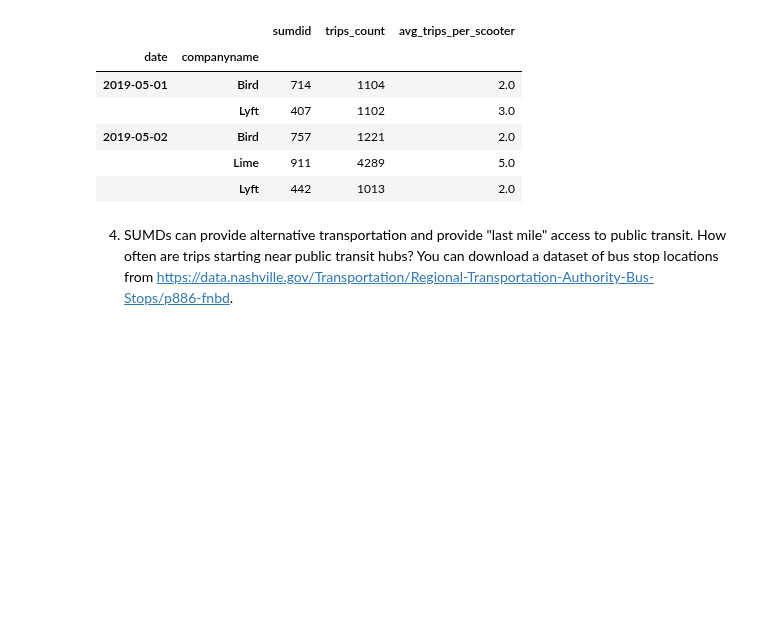
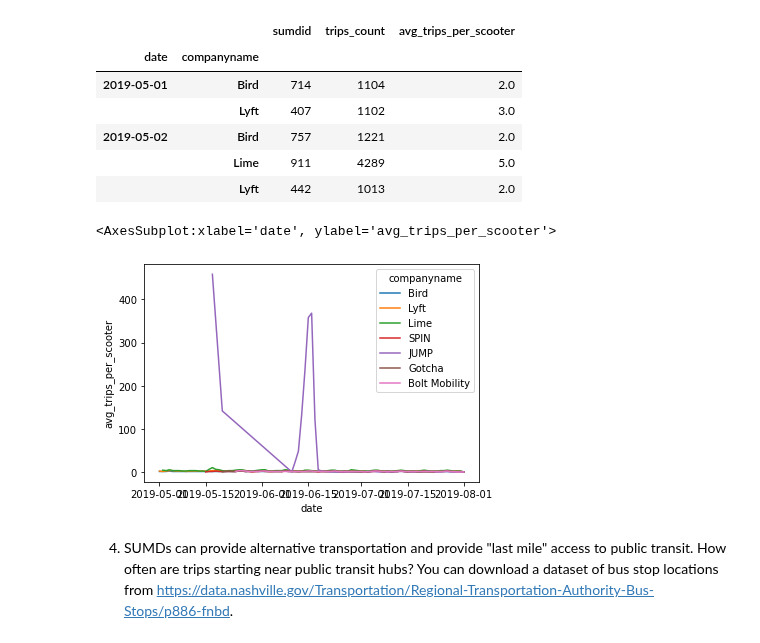
Before and after one commit to NSS-Data-Analytics-Cohort-10/scooters-group-2, a Jupyter notebook: notebooks/scooters.ipynb, the cells around one changed output. Cells and saved outputs as stored; diff of their text form; code cells hidden in the pictures; blank space fills up the shorter version.

```diff
--- a/notebooks/scooters.ipynb
+++ b/notebooks/scooters.ipynb
@@ -508,6 +498,7 @@ grouped_use_tpd_co = use_per_day.groupby(['date', 'companyname']).agg({'sumdid':
 # %%
+#add companyname column
 grouped_use_tpd_co = use_per_day.groupby(['date', 'companyname']).agg({'sumdid': pd.Series.nunique,'trips_count': np.sum})
-grouped_use_tpd_co['avg_trips_per_scooter'] = round(grouped_use_tpd['trips_count']/grouped_use_tpd['sumdid'])
+grouped_use_tpd_co['avg_trips_per_scooter'] = round(grouped_use_tpd_co['trips_count']/grouped_use_tpd_co['sumdid'])
 grouped_use_tpd_co.head()
 # %% [output]
 |  |  | sumdid | trips_count | avg_trips_per_scooter |
@@ -517,6 +508,11 @@ grouped_use_tpd_co.head()
 | 2019-05-02 | Bird | 757 | 1221 | 2.0 |
 |  | Lime | 911 | 4289 | 5.0 |
 |  | Lyft | 442 | 1013 | 2.0 |
+# %%
+sns.lineplot(data=grouped_use_tpd_co, x='date', y='avg_trips_per_scooter', hue='companyname')
+# %% [output]
+<AxesSubplot:xlabel='date', ylabel='avg_trips_per_scooter'>
+[figure, added]
 # %% [markdown]
 4. SUMDs can provide alternative transportation and provide "last mile" access to public transit. How often are trips starting near public transit hubs? You can download a dataset of bus stop locations from https://data.nashville.gov/Transportation/Regional-Transportation-Authority-Bus-Stops/p886-fnbd.
 # %%
```
Also changed, not shown: parts of 7 cells of this notebook, 3 other files.
